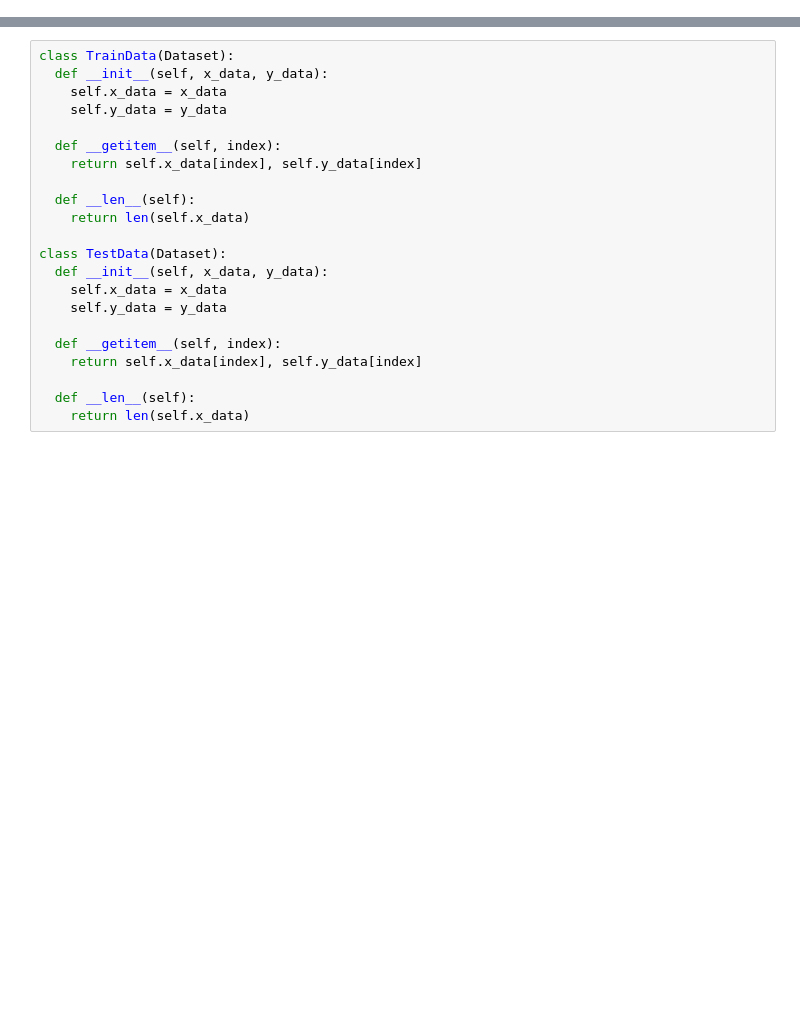
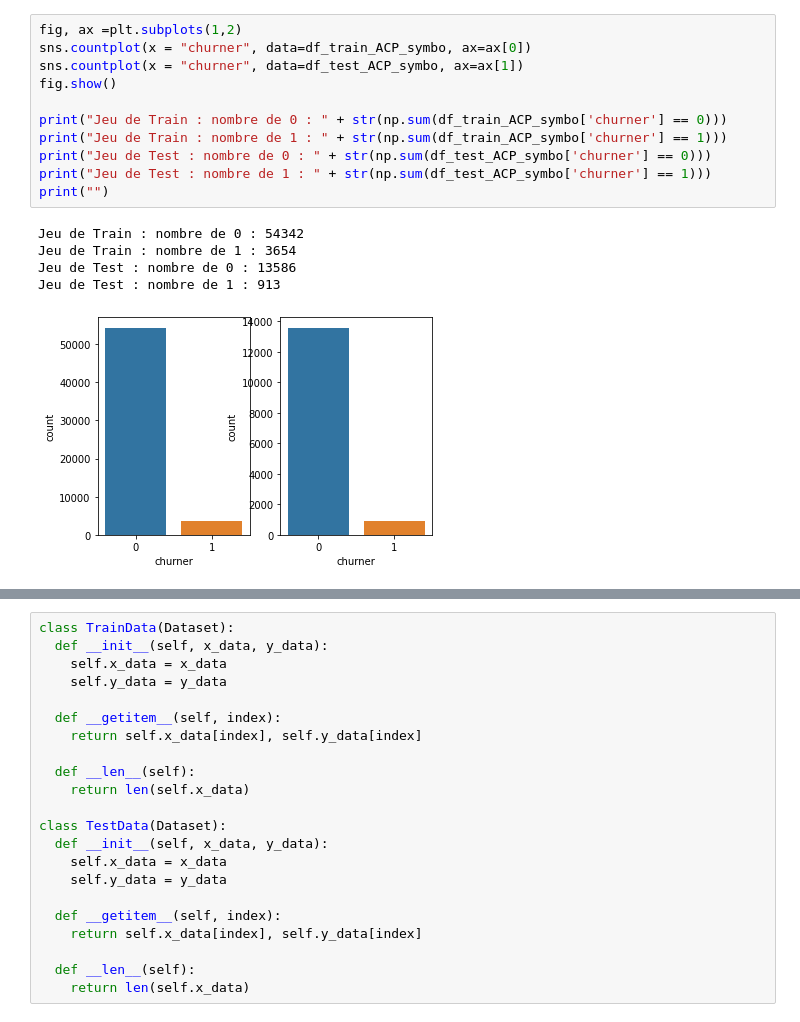
Before and after one commit to ClovisDel/Classification_Auto_Churn, a Jupyter notebook: Python/ClassiChurn_Part3.ipynb, the cells around one changed output, grey strips where cells are left out. Saved outputs shown, nothing was run; the diff lists cells and outputs as text; blank space fills up the shorter version.

```diff
--- a/Python/ClassiChurn_Part3.ipynb
+++ b/Python/ClassiChurn_Part3.ipynb
@@ -50,0 +190,17 @@ sns.countplot(x = "churner", data=df_test)
+# %%
+fig, ax =plt.subplots(1,2)
+sns.countplot(x = "churner", data=df_train_ACP_symbo, ax=ax[0])
+sns.countplot(x = "churner", data=df_test_ACP_symbo, ax=ax[1])
+fig.show()
+
+print("Jeu de Train : nombre de 0 : " + str(np.sum(df_train_ACP_symbo['churner'] == 0)))
+print("Jeu de Train : nombre de 1 : " + str(np.sum(df_train_ACP_symbo['churner'] == 1)))
+print("Jeu de Test : nombre de 0 : " + str(np.sum(df_test_ACP_symbo['churner'] == 0)))
+print("Jeu de Test : nombre de 1 : " + str(np.sum(df_test_ACP_symbo['churner'] == 1)))
+print("")
+# %% [output]
+Jeu de Train : nombre de 0 : 54342
+Jeu de Train : nombre de 1 : 3654
+Jeu de Test : nombre de 0 : 13586
+Jeu de Test : nombre de 1 : 913
+[figure, added]
```
Also changed, not shown: parts of 70 cells of this notebook, 1 other file.
